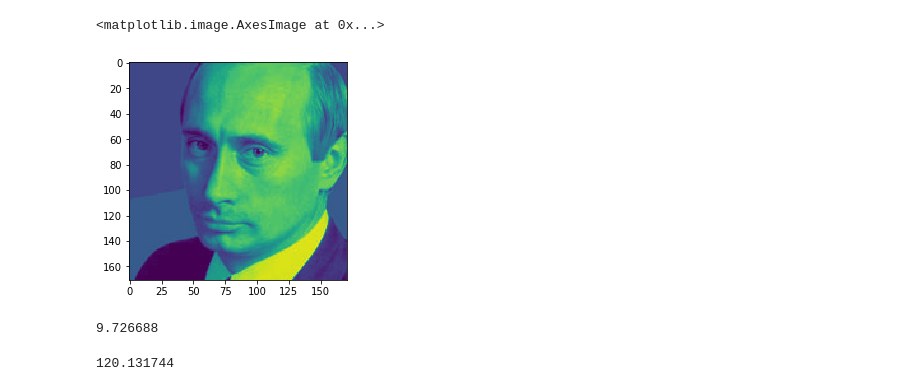
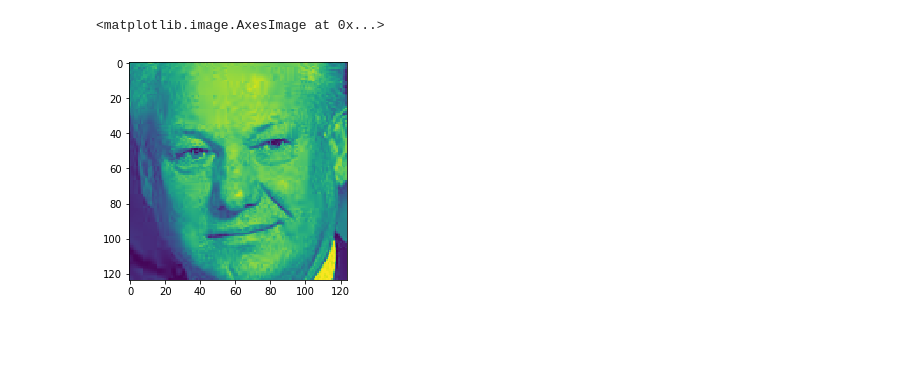
Before and after one commit to poteminr/face_recognition, a Jupyter notebook: pred_system.ipynb, the cells around one changed output. Saved outputs shown, nothing was run; the diff lists cells and outputs as text; code cells hidden in the pictures; blank space fills up the shorter version.

```diff
--- a/pred_system.ipynb
+++ b/pred_system.ipynb
@@ -78,5 +48,5 @@ medv.shape
 # %%
-plt.imshow(prp.crop_faces(puten)[1])
+plt.imshow(prp.crop_faces(ebn)[0])
 # %% [output]
 <matplotlib.image.AxesImage at 0x...>
-[figure, old version]
+[figure, new version]
@@ -96,8 +52,0 @@ names = ['German','Roman']
-# %%
-prp.distance(ebn,ebn2)
-# %% [output]
-9.726688
-# %%
-prp.distance(putin2,puten[1])
-# %% [output]
-120.131744
```
Also changed, not shown: parts of 23 cells of this notebook.
